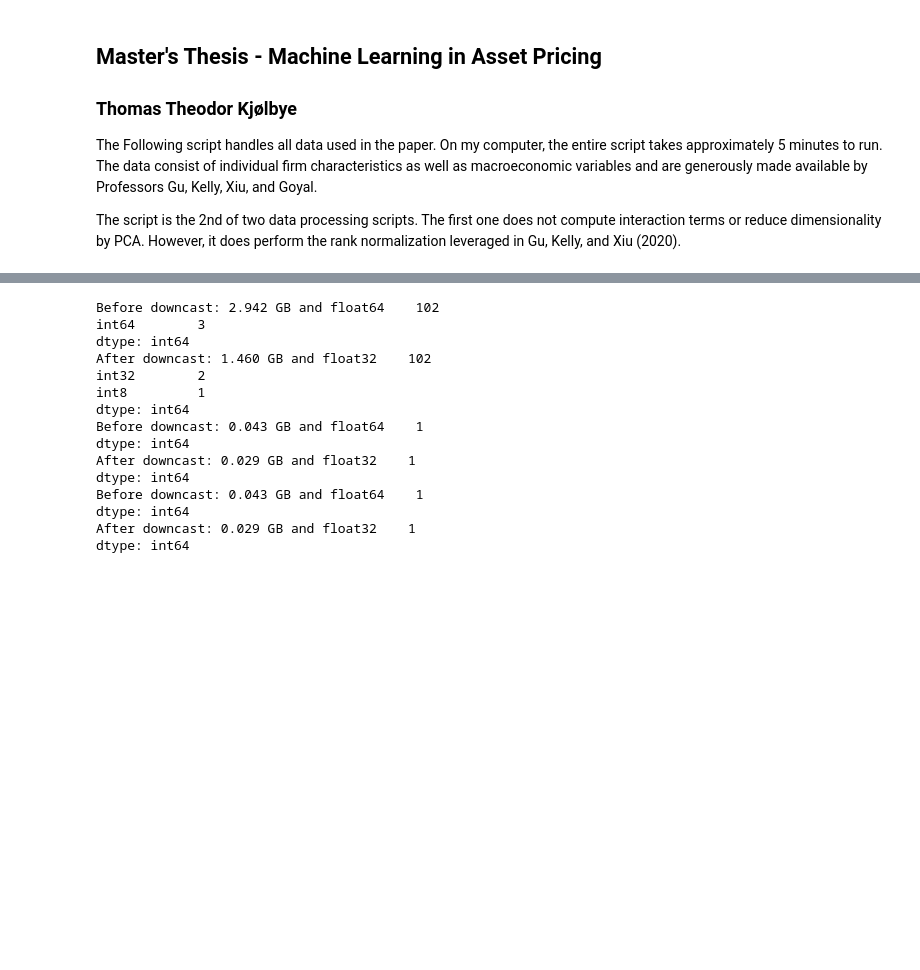
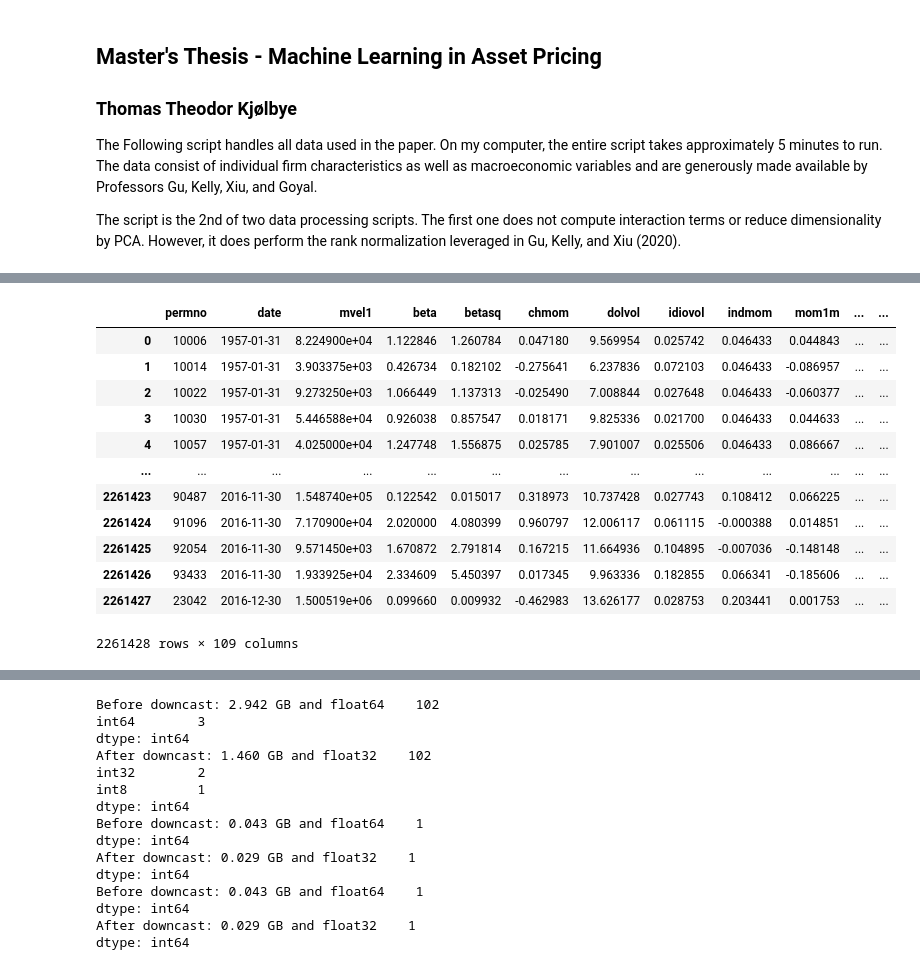
Before and after one commit to fikus44/Masters-Thesis, a Jupyter notebook: Old scripts/Data Processing PCA.ipynb, the cells around one changed output, grey strips where cells are left out. Saved outputs shown, nothing was run; the diff lists cells and outputs as text; code cells hidden in the pictures; blank space fills up the shorter version.

```diff
--- a/Old scripts/Data Processing PCA.ipynb
+++ b/Old scripts/Data Processing PCA.ipynb
@@ -53,0 +159,2 @@ tb.downcast(macro_data_raw)
+# %%
+macro_data_raw.drop("date", axis = 1, inplace = True)
@@ -54,7 +177,26 @@ tb.downcast(macro_data_raw)
 # %%
 # Filter out rows missing in returns data by merging
-data = firm_data_raw.reset_index().merge(returns_raw, on = ["permno", "date"], how = "inner")
-
-# Scale macroeconomic data to same shape as other data by merging
-data = data.merge(macro_data_raw, on = "date")
-data = data.set_index(["permno", "date"]) # 3760315 x 105 (94 char, industry dummy, returns, 8 macro, ones)
+data = firm_data_raw.merge(returns_merged_full_clean, on = ["permno", "date"], how = "inner")
+# %%
+data['year'] = data['date'].dt.year
+data['month'] = data['date'].dt.month
+# %%
+# Scale macroeconomic data to same shape as other data by merging
+data = data.merge(macro_data_raw, on = ["year", "month"])
+#data = data.set_index(["permno", "date"]) # 3760315 x 105 (94 char, industry dummy, returns, 8 macro, ones)
+# %%
+data
+# %% [output]
+|  | permno | date | mvel1 | beta | betasq | chmom | dolvol | idiovol | indmom | mom1m | ... | ... |
+| 0 | 10006 | 1957-01-31 | 8.224900e+04 | 1.122846 | 1.260784 | 0.047180 | 9.569954 | 0.025742 | 0.046433 | 0.044843 | ... | ... |
+| 1 | 10014 | 1957-01-31 | 3.903375e+03 | 0.426734 | 0.182102 | -0.275641 | 6.237836 | 0.072103 | 0.046433 | -0.086957 | ... | ... |
+| 2 | 10022 | 1957-01-31 | 9.273250e+03 | 1.066449 | 1.137313 | -0.025490 | 7.008844 | 0.027648 | 0.046433 | -0.060377 | ... | ... |
+| 3 | 10030 | 1957-01-31 | 5.446588e+04 | 0.926038 | 0.857547 | 0.018171 | 9.825336 | 0.021700 | 0.046433 | 0.044633 | ... | ... |
+| 4 | 10057 | 1957-01-31 | 4.025000e+04 | 1.247748 | 1.556875 | 0.025785 | 7.901007 | 0.025506 | 0.046433 | 0.086667 | ... | ... |
+| ... | ... | ... | ... | ... | ... | ... | ... | ... | ... | ... | ... | ... |
+| 2261423 | 90487 | 2016-11-30 | 1.548740e+05 | 0.122542 | 0.015017 | 0.318973 | 10.737428 | 0.027743 | 0.108412 | 0.066225 | ... | ... |
+| 2261424 | 91096 | 2016-11-30 | 7.170900e+04 | 2.020000 | 4.080399 | 0.960797 | 12.006117 | 0.061115 | -0.000388 | 0.014851 | ... | ... |
+| 2261425 | 92054 | 2016-11-30 | 9.571450e+03 | 1.670872 | 2.791814 | 0.167215 | 11.664936 | 0.104895 | -0.007036 | -0.148148 | ... | ... |
+| 2261426 | 93433 | 2016-11-30 | 1.933925e+04 | 2.334609 | 5.450397 | 0.017345 | 9.963336 | 0.182855 | 0.066341 | -0.185606 | ... | ... |
+| 2261427 | 23042 | 2016-12-30 | 1.500519e+06 | 0.099660 | 0.009932 | -0.462983 | 13.626177 | 0.028753 | 0.203441 | 0.001753 | ... | ... |
+2261428 rows × 109 columns
```
Also changed, not shown: parts of 22 cells of this notebook, 8 other files.
